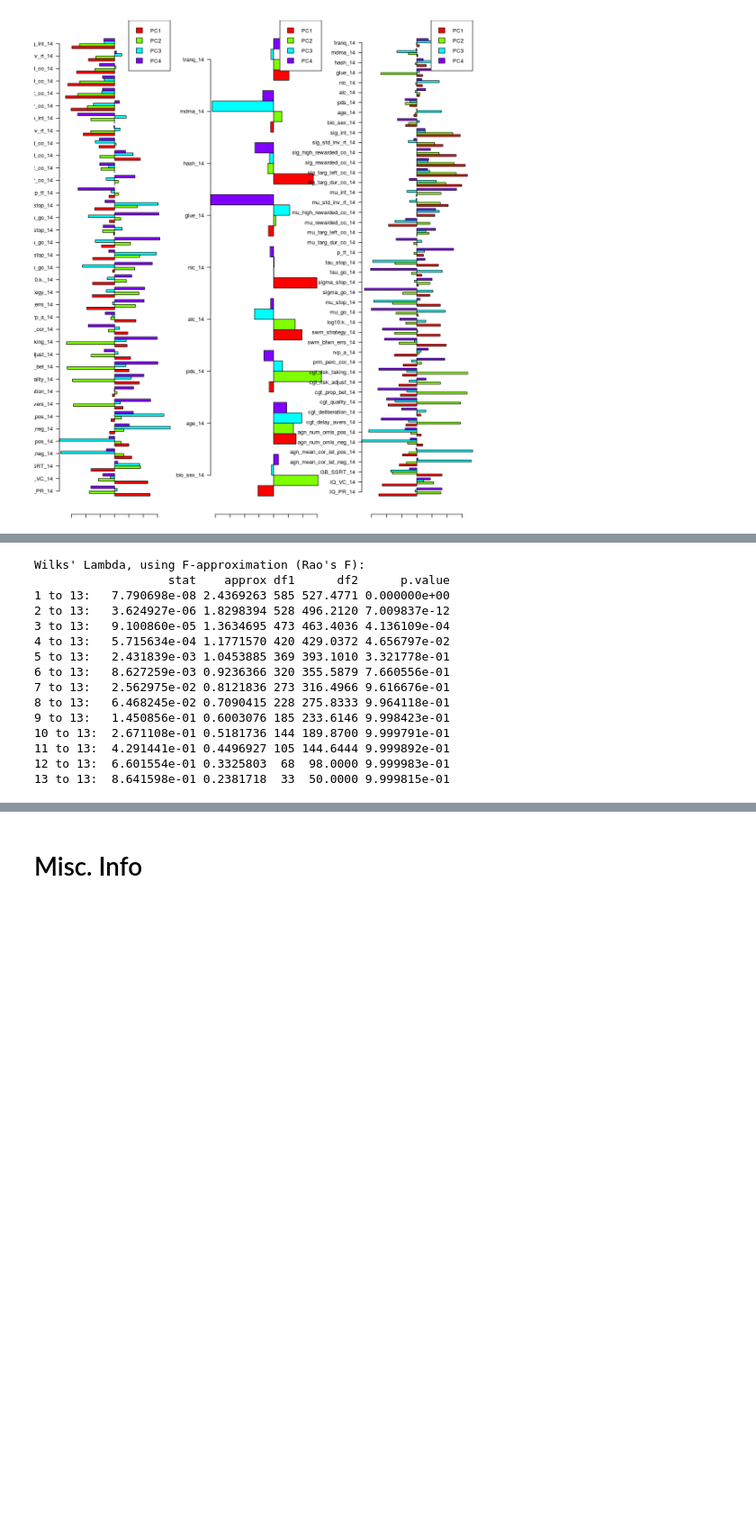
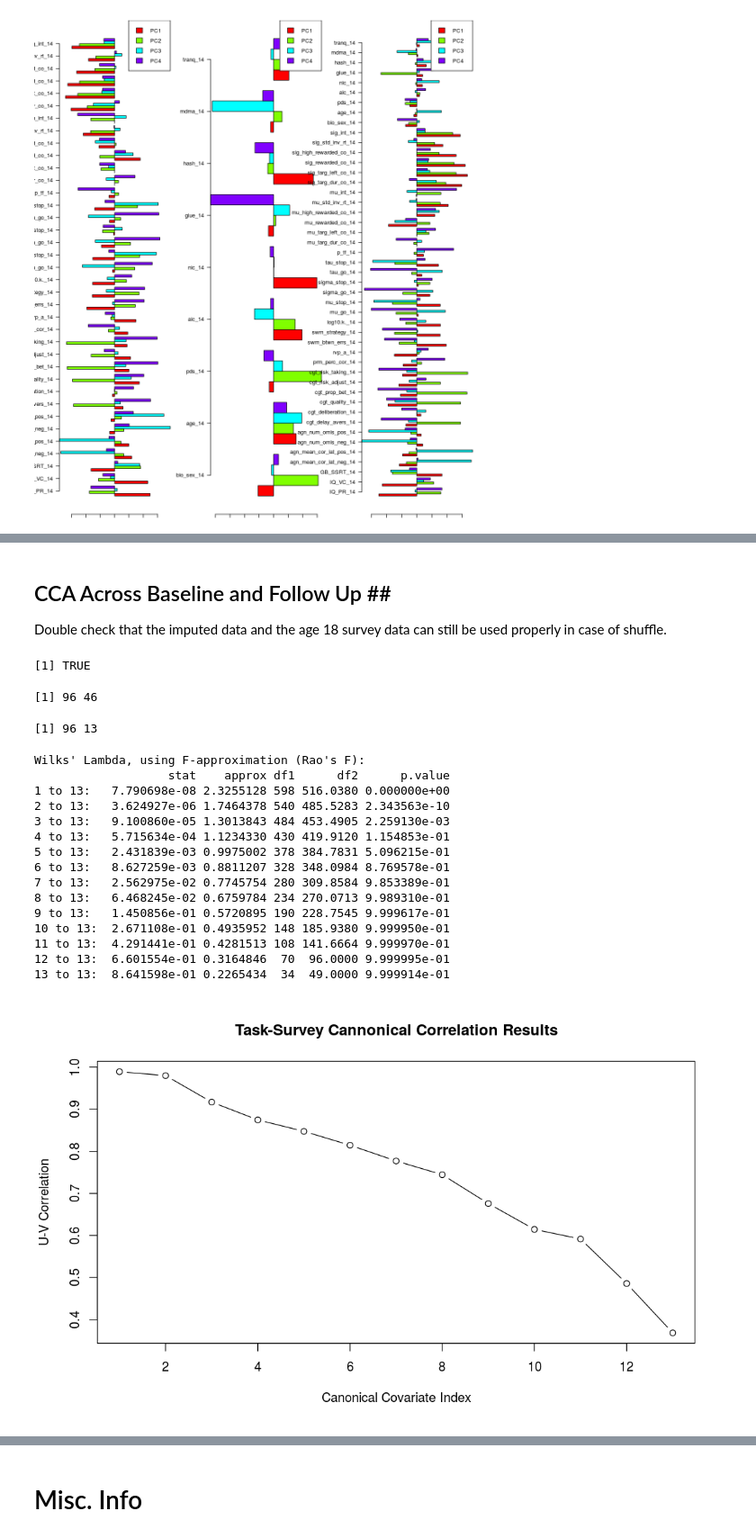
Before and after one commit to DanielNScott/imagen, a Jupyter notebook: analysis_nb.ipynb, the cells around one changed output, grey strips where cells are left out. Shown at 90% size. Saved outputs shown, nothing was run; the diff lists cells and outputs as text; code cells hidden in the pictures; blank space fills up the shorter version.

```diff
--- a/analysis_nb.ipynb
+++ b/analysis_nb.ipynb
@@ -677,24 +622,52 @@ axis(1, labels=colnames(data_18_survey.raw), at=1:n_feat_survey, las=2)
-# %%
-# Significance testing:
-library(CCP)
-n_obs         <- dim(imputed_df)[1]
-n_task_vars   <- dim(imputed_df)[2]
-n_survey_vars <- dim(data_18_survey.raw)[2]
-
-p.asym(rho = canon_corr_res$cor, n_obs, n_task_vars, n_survey_vars, tstat = "Wilks")
-# %% [output]
-Wilks' Lambda, using F-approximation (Rao's F):
-                   stat    approx df1      df2      p.value
-1 to 13:   7.790698e-08 2.4369263 585 527.4771 0.000000e+00
-2 to 13:   3.624927e-06 1.8298394 528 496.2120 7.009837e-12
-3 to 13:   9.100860e-05 1.3634695 473 463.4036 4.136109e-04
-4 to 13:   5.715634e-04 1.1771570 420 429.0372 4.656797e-02
-5 to 13:   2.431839e-03 1.0453885 369 393.1010 3.321778e-01
-6 to 13:   8.627259e-03 0.9236366 320 355.5879 7.660556e-01
-7 to 13:   2.562975e-02 0.8121836 273 316.4966 9.616676e-01
-8 to 13:   6.468245e-02 0.7090415 228 275.8333 9.964118e-01
-9 to 13:   1.450856e-01 0.6003076 185 233.6146 9.998423e-01
-10 to 13:  2.671108e-01 0.5181736 144 189.8700 9.999791e-01
-11 to 13:  4.291441e-01 0.4496927 105 144.6444 9.999892e-01
-12 to 13:  6.601554e-01 0.3325803  68  98.0000 9.999983e-01
-13 to 13:  8.641598e-01 0.2381718  33  50.0000 9.999815e-01
+# %% [markdown]
+## CCA Across Baseline and Follow Up <a class="anchor" id="cca across baseline and follow up"></a>##
+Double check that the imputed data and the age 18 survey data can still be used properly in case of shuffle.
+# %%
+dim(imputed_df[complete.cases(raw_df[,'X8a.life.alc_18']),])[1] ==
+    dim(data_18_survey.raw[complete.cases(data_18_survey.raw[,'X8a.life.alc_18']),])[1]
+# %% [output]
+[1] TRUE
+# %%
+imputed_df <- imputed_df[complete.cases(raw_df[,'X8a.life.alc_18']),]
+
+data_18_survey <- data_18_survey.raw[complete.cases(data_18_survey.raw[,'X8a.life.alc_18']),]
+data_18_survey <- data_18_survey[, colSums(data_18_survey != 0) > 0]
+
+dim(imputed_df)
+dim(data_18_survey)
+
+#missing_imputed_df     <- get_missing_fracs(imputed_df)
+#missing_data_18_survey <- get_missing_fracs(data_18_survey)
+#missing_imputed_df
+#missing_data_18_survey
+# %% [output]
+[1] 96 46
+[1] 96 13
+# %%
+if (shuffle) {
+    cnames <- features_18_survey
+    for (i in 1:length(cnames)) {
+        col  <- cnames[i]
+        perm <- sample(1:dim(data_18_survey)[1], replace=TRUE)
+        data_18_survey[col] <- data_18_survey[perm,col]
+    }
+}
+# %%
+analyze_cca(imputed_df, data_18_survey)
+# %% [output]
+Wilks' Lambda, using F-approximation (Rao's F):
+                   stat    approx df1      df2      p.value
+1 to 13:   7.790698e-08 2.3255128 598 516.0380 0.000000e+00
+2 to 13:   3.624927e-06 1.7464378 540 485.5283 2.343563e-10
+3 to 13:   9.100860e-05 1.3013843 484 453.4905 2.259130e-03
+4 to 13:   5.715634e-04 1.1234330 430 419.9120 1.154853e-01
+5 to 13:   2.431839e-03 0.9975002 378 384.7831 5.096215e-01
+6 to 13:   8.627259e-03 0.8811207 328 348.0984 8.769578e-01
+7 to 13:   2.562975e-02 0.7745754 280 309.8584 9.853389e-01
+8 to 13:   6.468245e-02 0.6759784 234 270.0713 9.989310e-01
+9 to 13:   1.450856e-01 0.5720895 190 228.7545 9.999617e-01
+10 to 13:  2.671108e-01 0.4935952 148 185.9380 9.999950e-01
+11 to 13:  4.291441e-01 0.4281513 108 141.6664 9.999970e-01
+12 to 13:  6.601554e-01 0.3164846  70  96.0000 9.999995e-01
+13 to 13:  8.641598e-01 0.2265434  34  49.0000 9.999914e-01
+[figure, added]
```
Also changed, not shown: parts of 30 cells of this notebook, 2 other files.
